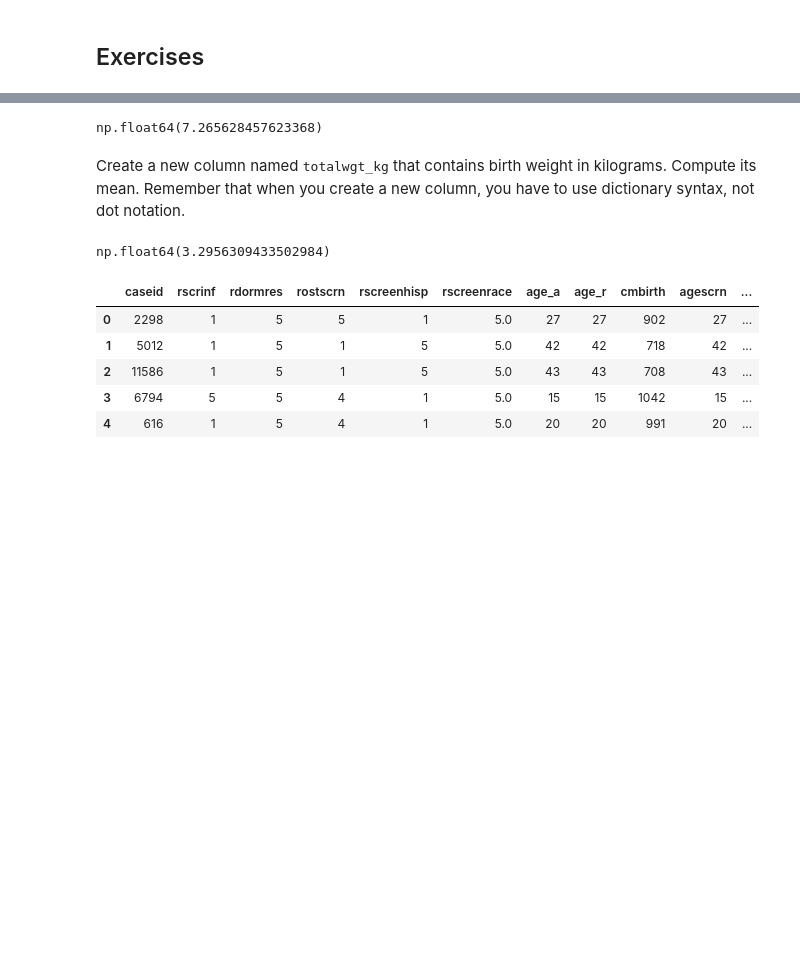
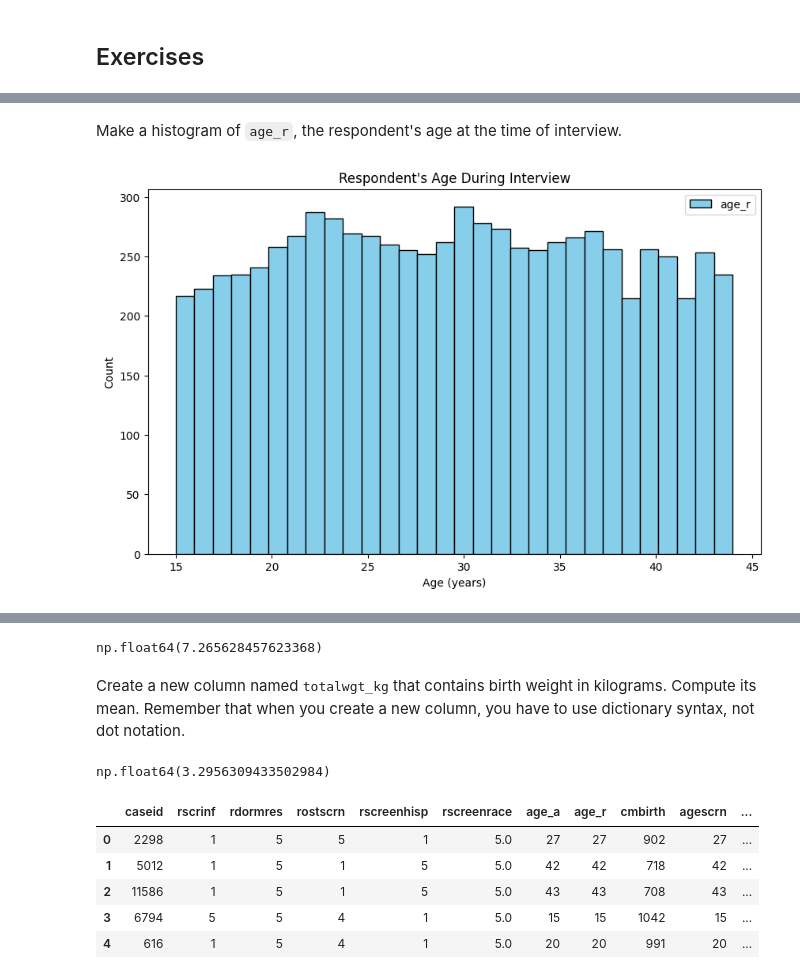
Before and after one commit to sclement2/python_machinelearning, a Jupyter notebook: thinkstats_chp2.ipynb, the cells around one changed output, grey strips where cells are left out. Cells and saved outputs as stored; diff of their text form; code cells hidden in the pictures; blank space fills up the shorter version.

```diff
--- a/thinkstats_chp2.ipynb
+++ b/thinkstats_chp2.ipynb
@@ -258,0 +417,15 @@ Select the `birthord` column, print the value counts, and compare to results pub
+# %% [markdown]
+Make a histogram of `age_r`, the respondent's age at the time of interview.
+# %%
+import pandas as pd
+
+bins = resp.age_r.value_counts().sort_index().count() # use count of groups as bin
+plt.figure(figsize=(10,6))
+plt.hist(resp.age_r, bins=bins, color="skyblue", edgecolor='black', label='age_r')
+plt.title("Respondent's Age During Interview")
+plt.xlabel('Age (years)')
+plt.ylabel('Count')
+plt.legend()
+plt.show()
+# %% [output]
+[figure, added]
```
Also changed, not shown: parts of 26 cells of this notebook.
